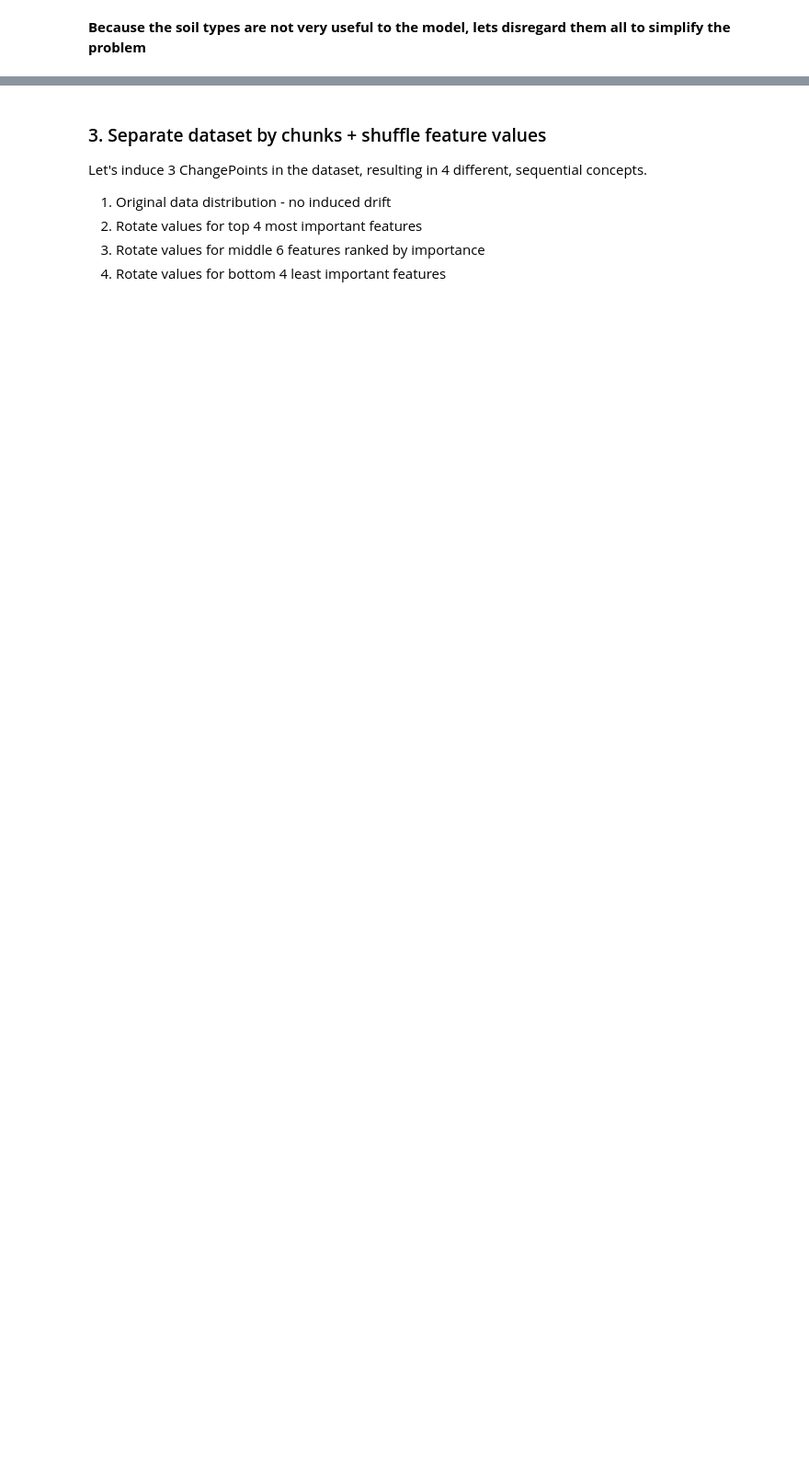
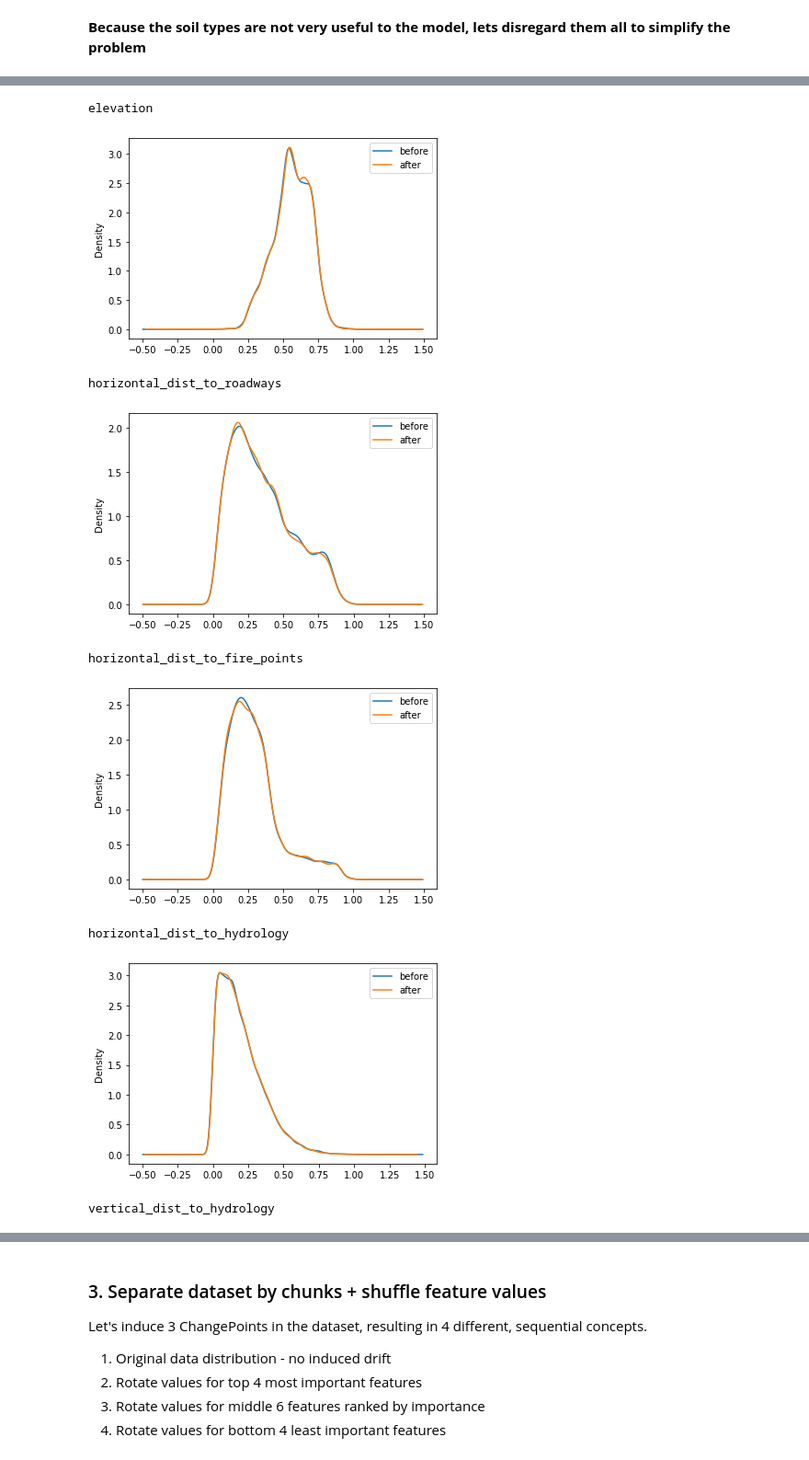
Before and after one commit to fastforwardlabs/concept-drift, a Jupyter notebook: notebooks/Covertype_EDA-fix.ipynb, the cells around one changed output, grey strips where cells are left out. Shown: that part at 92% size. Cells and saved outputs as stored; diff of their text form; code cells hidden in the pictures; blank space fills up the shorter version.

```diff
--- a/notebooks/Covertype_EDA-fix.ipynb
+++ b/notebooks/Covertype_EDA-fix.ipynb
@@ -350,0 +398,19 @@ ranked_features
+# %%
+# check continuous features before and after
+for feature in ranked_features[:-4]:
+    print(feature)
+    pd.DataFrame(
+        zip(df[100000:123785][feature], df[123785 : 123785 + 23785][feature]),
+        columns=["before", "after"],
+    ).plot(kind="kde")
+    plt.show()
+# %% [output]
+elevation
+[figure, added]
+horizontal_dist_to_roadways
+[figure, added]
+horizontal_dist_to_fire_points
+[figure, added]
+horizontal_dist_to_hydrology
+[figure, added]
+vertical_dist_to_hydrology
```
Also changed, not shown: parts of 25 cells of this notebook, 1 other file.
